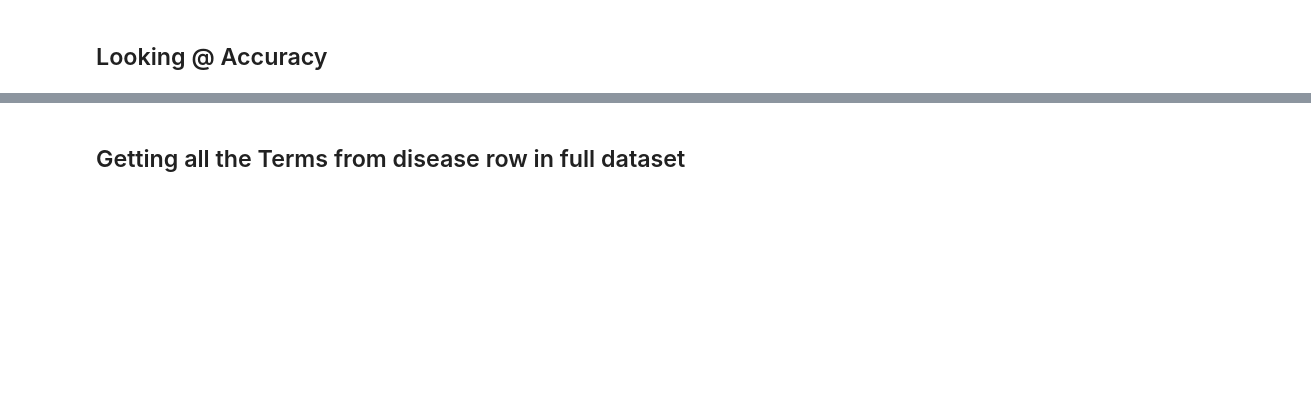
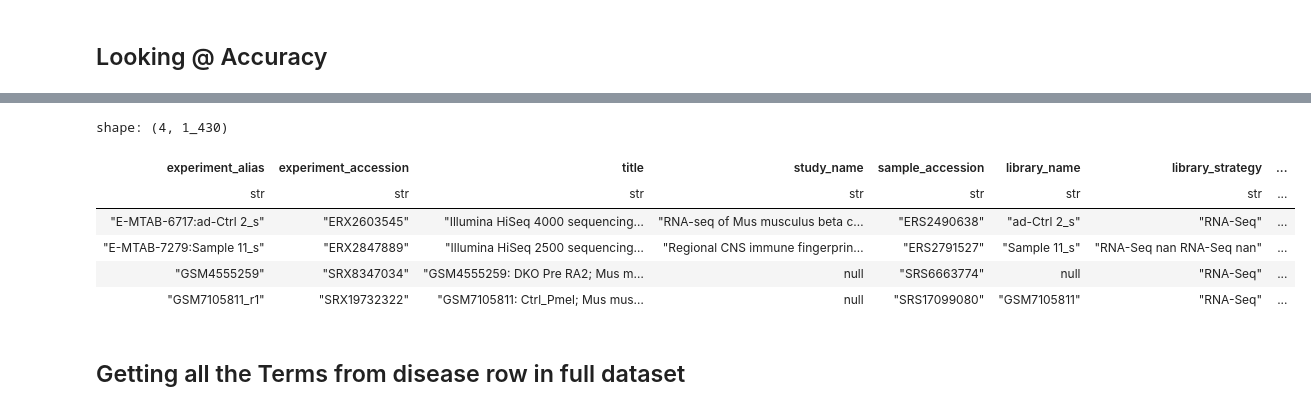
Before and after one commit to NathanG1en/Paipu-Cleaner-Cancers, a Jupyter notebook: new_pipeline.ipynb, the cells around one changed output, grey strips where cells are left out. Drawn from its saved outputs; the diff is of its cells as text; code cells hidden in the pictures; blank space fills up the shorter version.

```diff
--- a/new_pipeline.ipynb
+++ b/new_pipeline.ipynb
@@ -554,3 +632,17 @@ if len(non_cancer_predictions) > 0:
+# %%
+false_positives = predicted_df.filter(
+    pl.col("final_classification").is_in(["confident_cancer", "confirmed_by_medspacy"])
+    & (pl.col("is_cancer") == False)
+)
+false_positives
+# %% [output]
+shape: (4, 1_430)
+| experiment_alias | experiment_accession | title | study_name | sample_accession | library_name | library_strategy | ... |
+| str | str | str | str | str | str | str | ... |
+| "E-MTAB-6717:ad-Ctrl 2_s" | "ERX2603545" | "Illumina HiSeq 4000 sequencing… | "RNA-seq of Mus musculus beta c… | "ERS2490638" | "ad-Ctrl 2_s" | "RNA-Seq" | ... |
+| "E-MTAB-7279:Sample 11_s" | "ERX2847889" | "Illumina HiSeq 2500 sequencing… | "Regional CNS immune fingerprin… | "ERS2791527" | "Sample 11_s" | "RNA-Seq nan RNA-Seq nan" | ... |
+| "GSM4555259" | "SRX8347034" | "GSM4555259: DKO Pre RA2; Mus m… | null | "SRS6663774" | null | "RNA-Seq" | ... |
+| "GSM7105811_r1" | "SRX19732322" | "GSM7105811: Ctrl_Pmel; Mus mus… | null | "SRS17099080" | "GSM7105811" | "RNA-Seq" | ... |
 # %%
 test_samples = [
     ["breast cancer tissue"],
```
Also changed, not shown: parts of 11 cells of this notebook, 3 other files.
